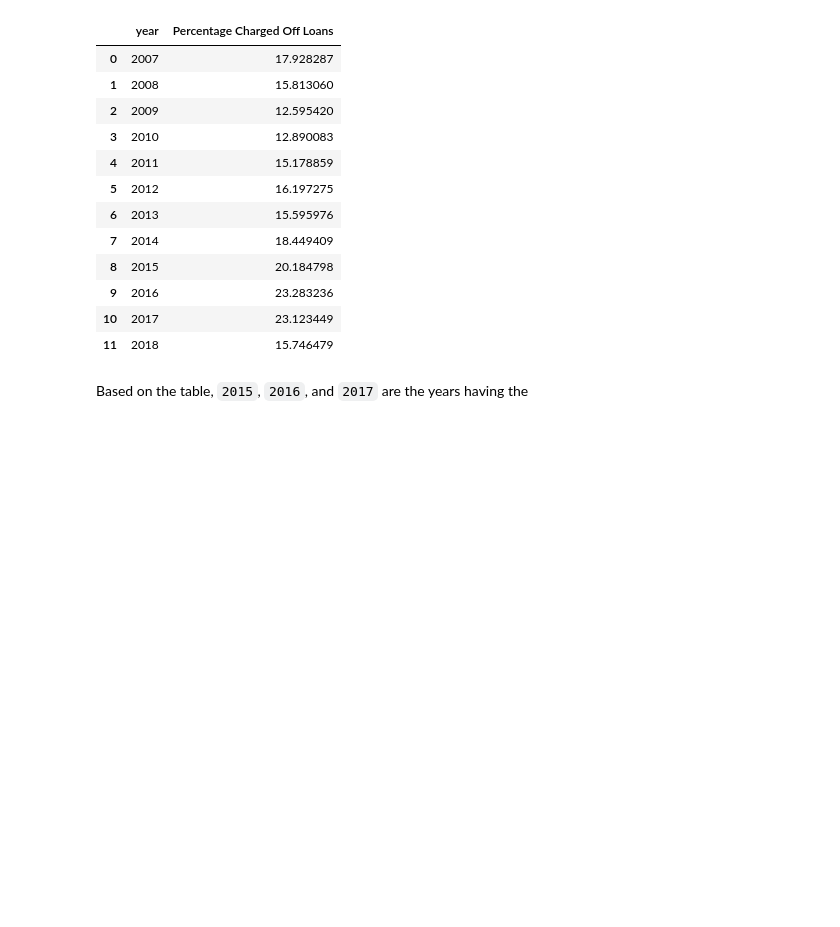
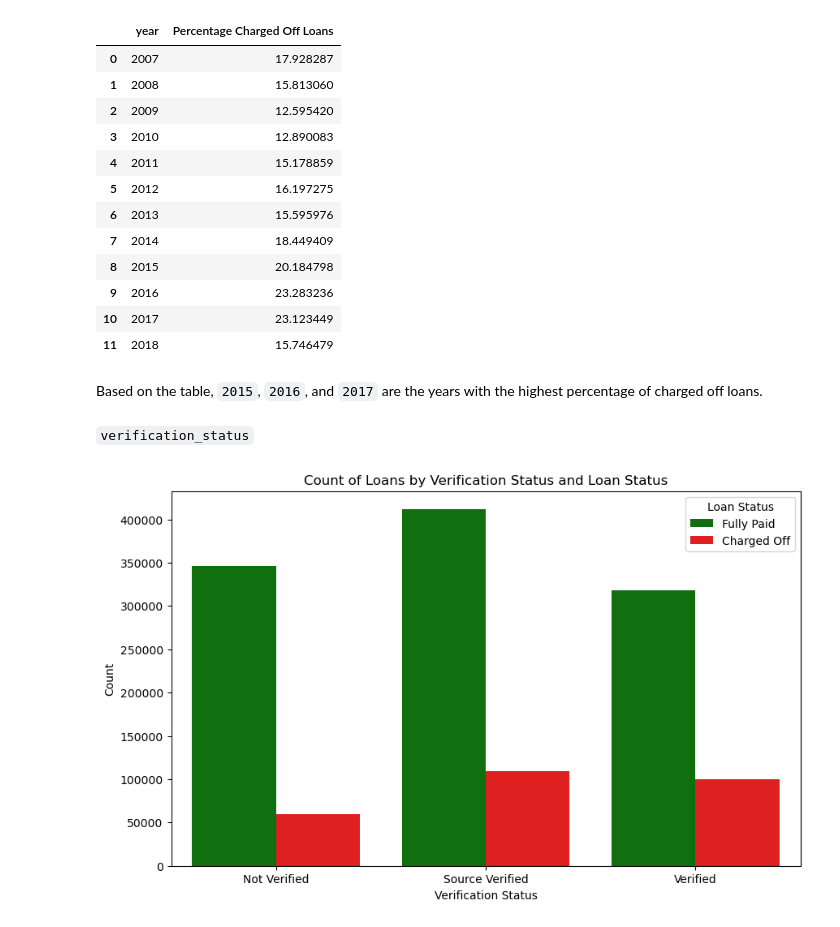
Before and after one commit to roktimsaikia440/Lending-Club-ML, a Jupyter notebook: EDA.ipynb, the cells around one changed output. Saved outputs shown, nothing was run; the diff lists cells and outputs as text; code cells hidden in the pictures; blank space fills up the shorter version.

```diff
--- a/EDA.ipynb
+++ b/EDA.ipynb
@@ -410,11 +327,11 @@ Initially, this feature is right skewed with numerous outliers. However, after r
 # %% [markdown]
 Convert `issue_d` column to DateTime type
 # %%
-df_drop_nan['issue_d'] = pd.to_datetime(df_drop_nan['issue_d'])
+df['issue_d'] = pd.to_datetime(df['issue_d'])
 # %% [markdown]
 Create a year column
 # %%
-df_drop_nan['year'] = df_drop_nan['issue_d'].dt.year
+df['year'] = df['issue_d'].dt.year
 # %%
 fig, ax = plt.subplots(figsize=(25, 10))
 sns.despine()
@@ -447,4 +364,18 @@ percent_co.rename(columns={'loan_status': 'Percentage Charged Off Loans'}).reset
 | 10 | 2017 | 23.123449 |
 | 11 | 2018 | 15.746479 |
 # %% [markdown]
-Based on the table, `2015`, `2016`, and `2017` are the years having the
+Based on the table, `2015`, `2016`, and `2017` are the years with the highest percentage of charged off loans.
+# %% [markdown]
+`verification_status`
+# %%
+# 1. Countplot of verification status by loan status
+plt.figure(figsize=(10, 6))
+sns.countplot(x='verification_status', hue='loan_status', data=df,
+              palette={'Charged Off': 'red', 'Fully Paid': 'green'})
+plt.title('Count of Loans by Verification Status and Loan Status')
+plt.xlabel('Verification Status')
+plt.ylabel('Count')
+plt.legend(title='Loan Status', loc='upper right')
+plt.show()
+# %% [output]
+[figure, added]
```
Also changed, not shown: parts of 84 cells of this notebook.
